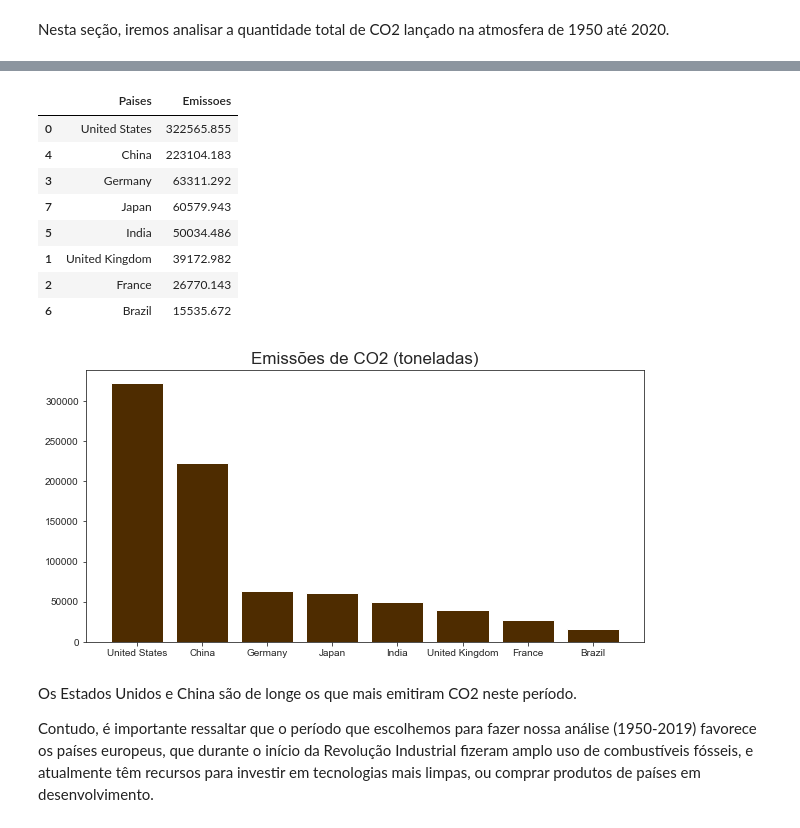
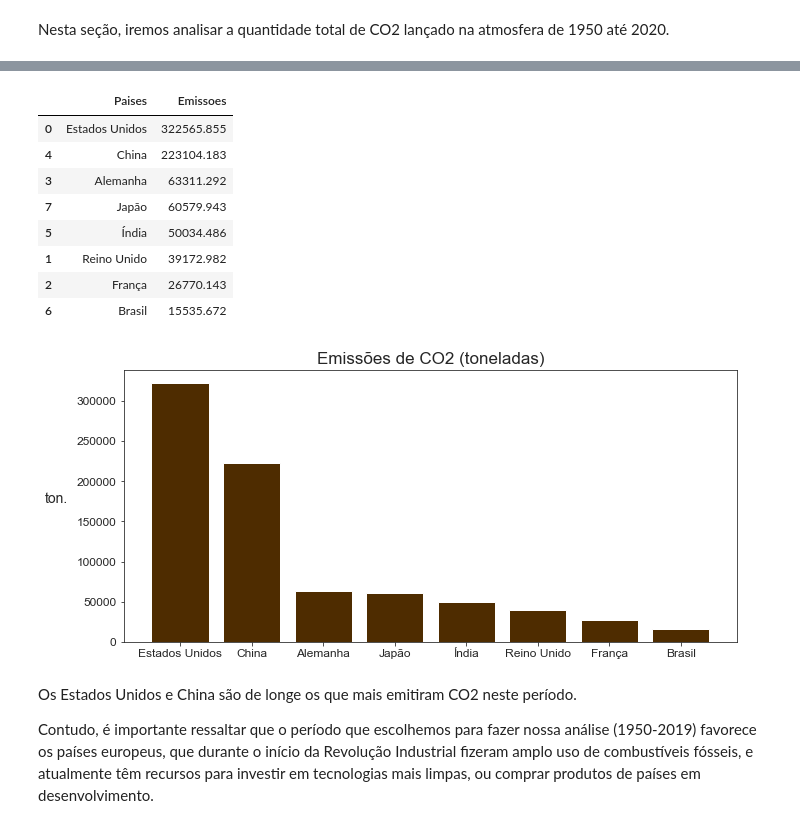
Before and after one commit to leoDomingos/Introducao-ao-aquecimento-global, a Jupyter notebook: main.ipynb, the cells around one changed output, grey strips where cells are left out. Cells and saved outputs as stored; diff of their text form; code cells hidden in the pictures.

Commit message:
gráficos traduzidos e melhorados

```diff
--- a/main.ipynb
+++ b/main.ipynb
@@ -428,10 +442,3 @@ for index,row in world_energy_data.iterrows():
                 renew_energy_per_capita[row.country].append(row.renewables_elec_per_capita)
             else:
                 renew_energy_per_capita[row.country].append(np.average(renew_energy_per_capita[row.country]))
-# %%
-# Gráfico das fósseis
-
-plt.subplots(figsize=(8, 5))
-plt.title("Consumo de energias fósseis, per capita (kWh)", fontsize=17)
-for pais, uso in dict_co2_per_capita.items():
-    plt.plot(range(ano_inicial_c_per_capita, ano_final_c_per_capita), uso, label = pais)
@@ -440,7 +444,0 @@ for pais, uso in dict_co2_per_capita.items():
-# %%
-# Gráfico das renováveis
-plt.subplots(figsize=(8, 5))
-plt.title("Consumo de energias renováveis, per capita (kWh)", fontsize=17)
-for pais, uso in renew_energy_per_capita.items():
-    plt.plot(range(ano_inicial_c_per_capita, ano_final_c_per_capita), uso, label = pais)
-    plt.legend(fontsize=12,loc="upper left", bbox_to_anchor=(1.1, 0.95), facecolor="#FAFAFA")
@@ -522,6 +548,7 @@ for pais in potencias:
 # Fazendo o gráfico para cada um dos países
 current_row = 0
 current_column = 0
+index = 0
 for pais in potencias:
     emissions_data = [medias_fosseis[pais], medias_renovaveis[pais]]
     axis[current_row, current_column].pie(emissions_data,
@@ -530,16 +557,19 @@ for pais in potencias:
                                           autopct='%1.1f%%',
                                         #   shadow=True,
                                           colors=colors,
-                                          startangle=80,
-                                          radius = 0.9,
+                                          startangle=60,
+                                          radius = 1,
+                                          textprops={'fontsize': 16},
+                                          pctdistance= 1.25
                                           )
-    axis[current_row, current_column].set_title(f"{pais} ({int(dict_energy_demand[pais])} TWh)", fontsize=15)
+    axis[current_row, current_column].set_title(f"{potencias_pt[index]} ({int(dict_energy_demand[pais])} TWh)", fontsize=18)
     axis[current_row, current_column].axis("equal")
     current_column += 1
+    index += 1
     if current_column > 3:
         current_row += 1
         current_column = 0
 
-plt.legend(fontsize=15,loc="upper left", bbox_to_anchor=(1.2, 2), labels=labels, facecolor="#FAFAFA")
+plt.legend(fontsize=18,loc="upper left", bbox_to_anchor=(1.2, 2), labels=labels, facecolor="#FAFAFA")
 # %% [output]
 <matplotlib.legend.Legend at 0x...>
@@ -586,7 +627,7 @@ for pais, emissao in dict_greenhouse_total.items():
 paises = pd.Series(dict_greenhouse_total.keys())
 emissoes = pd.Series(dict_greenhouse_total.values())
 paises_e_emisoes = {
-    "Paises":paises,
+    "Paises":potencias_pt, # Traduzindo o nome dos paises
     "Emissoes":emissoes
 }
 total_greenhouse_df = pd.DataFrame(paises_e_emisoes)
@@ -596,21 +637,24 @@ sorted_total_greenhouse_df = total_greenhouse_df.sort_values("Emissoes", ascendi
 sorted_total_greenhouse_df
 # %% [output]
 |  | Paises | Emissoes |
-| 0 | United States | 322565.855 |
+| 0 | Estados Unidos | 322565.855 |
 | 4 | China | 223104.183 |
-| 3 | Germany | 63311.292 |
-| 7 | Japan | 60579.943 |
-| 5 | India | 50034.486 |
-| 1 | United Kingdom | 39172.982 |
-| 2 | France | 26770.143 |
-| 6 | Brazil | 15535.672 |
+| 3 | Alemanha | 63311.292 |
+| 7 | Japão | 60579.943 |
+| 5 | Índia | 50034.486 |
+| 1 | Reino Unido | 39172.982 |
+| 2 | França | 26770.143 |
+| 6 | Brasil | 15535.672 |
 # %%
 # Fazendo o gráfico
-plt.subplots(figsize=(10, 5))
+plt.subplots(figsize=(11, 5))
+plt.yticks(fontsize=12)
+plt.xticks(fontsize=12)
+plt.ylabel("ton.", fontsize = 14, rotation=0, labelpad=20)
 plt.title("Emissões de CO2 (toneladas)", fontsize=17)
 plt.bar(x=sorted_total_greenhouse_df.Paises, height=sorted_total_greenhouse_df.Emissoes, color="#4E2C00");
 # %% [output]
-[figure, old version]
+[figure, new version]
 # %% [markdown]
 Os Estados Unidos e China são de longe os que mais emitiram CO2 neste período.
 
```
Also changed, not shown: parts of 26 cells of this notebook, 15 other files.
